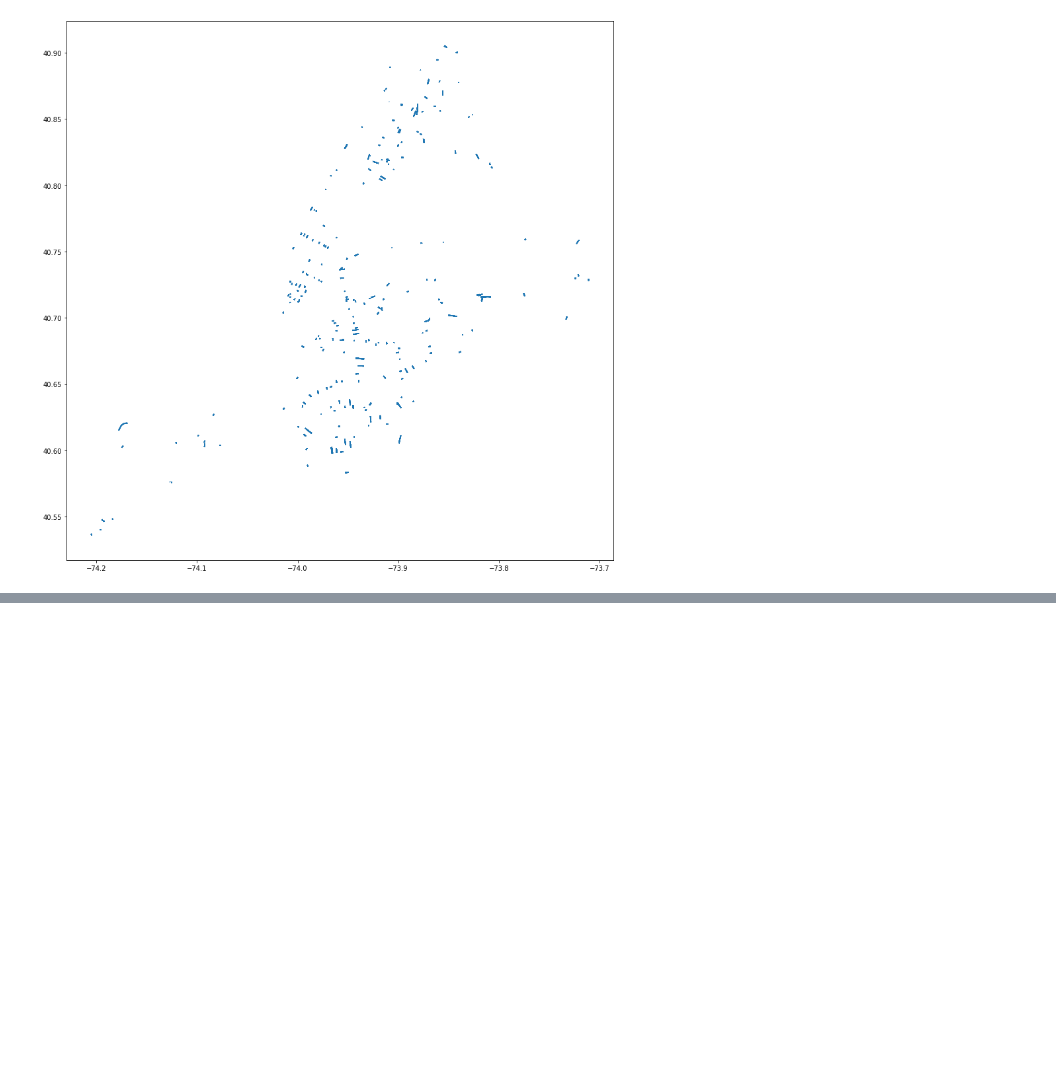
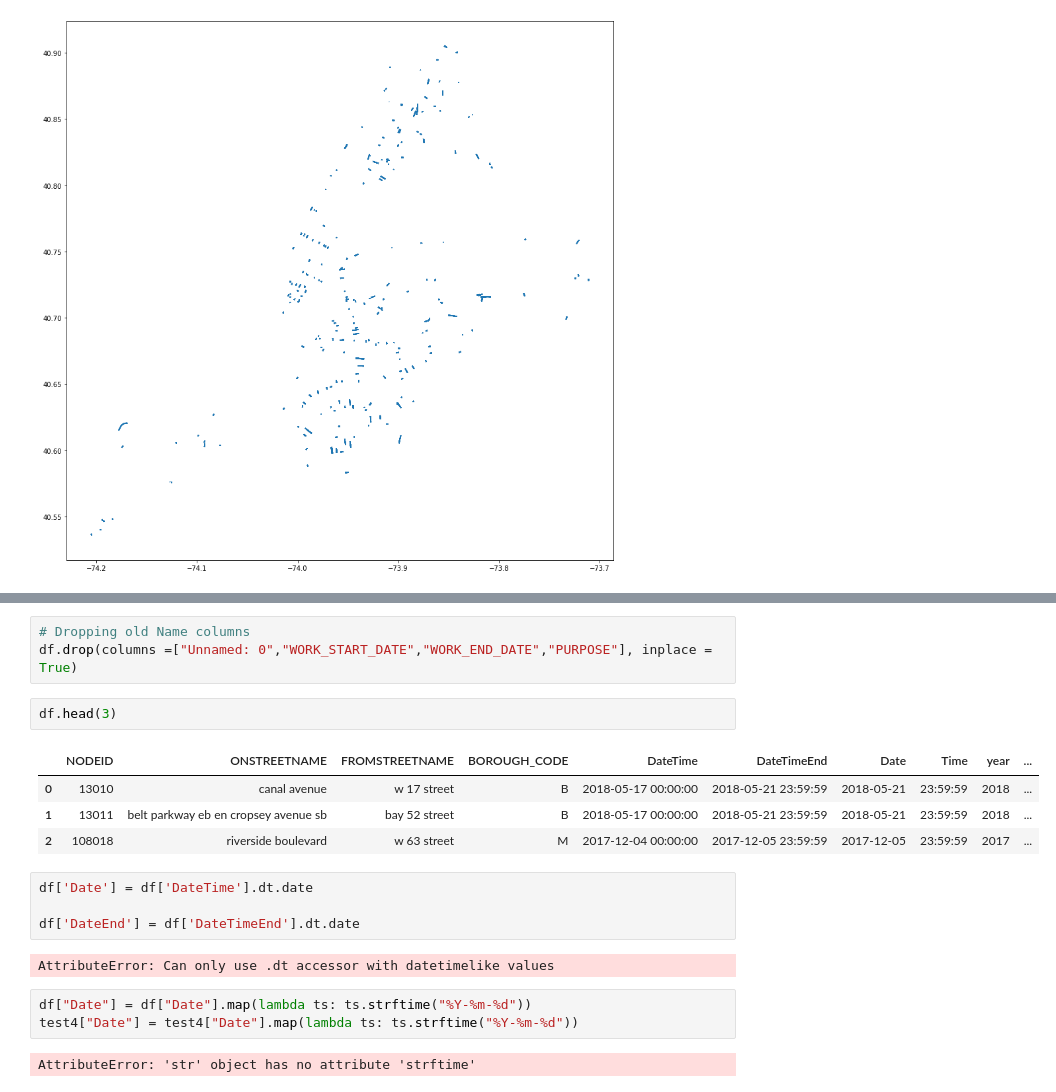
Before and after one commit to AlejandraZS10/capstone_project, a Jupyter notebook: NY Streets.ipynb, the cells around one changed output, grey strips where cells are left out. Cells and saved outputs as stored; diff of their text form; blank space fills up the shorter version.

```diff
--- a/NY Streets.ipynb
+++ b/NY Streets.ipynb
@@ -313,0 +355,21 @@ gdata.plot(figsize=(30, 15))
+# %%
+# Dropping old Name columns
+df.drop(columns =["Unnamed: 0","WORK_START_DATE","WORK_END_DATE","PURPOSE"], inplace = True)
+# %%
+df.head(3)
+# %% [output]
+|  | NODEID | ONSTREETNAME | FROMSTREETNAME | BOROUGH_CODE | DateTime | DateTimeEnd | Date | Time | year | ... |
+| 0 | 13010 | canal avenue | w 17 street | B | 2018-05-17 00:00:00 | 2018-05-21 23:59:59 | 2018-05-21 | 23:59:59 | 2018 | ... |
+| 1 | 13011 | belt parkway eb en cropsey avenue sb | bay 52 street | B | 2018-05-17 00:00:00 | 2018-05-21 23:59:59 | 2018-05-21 | 23:59:59 | 2018 | ... |
+| 2 | 108018 | riverside boulevard | w 63 street | M | 2017-12-04 00:00:00 | 2017-12-05 23:59:59 | 2017-12-05 | 23:59:59 | 2017 | ... |
+# %%
+df['Date'] = df['DateTime'].dt.date
+
+df['DateEnd'] = df['DateTimeEnd'].dt.date
+# %% [output]
+AttributeError: Can only use .dt accessor with datetimelike values
+# %%
+df["Date"] = df["Date"].map(lambda ts: ts.strftime("%Y-%m-%d"))
+test4["Date"] = test4["Date"].map(lambda ts: ts.strftime("%Y-%m-%d"))
+# %% [output]
+AttributeError: 'str' object has no attribute 'strftime'
```
Also changed, not shown: parts of 7 cells of this notebook, 1 other file.
